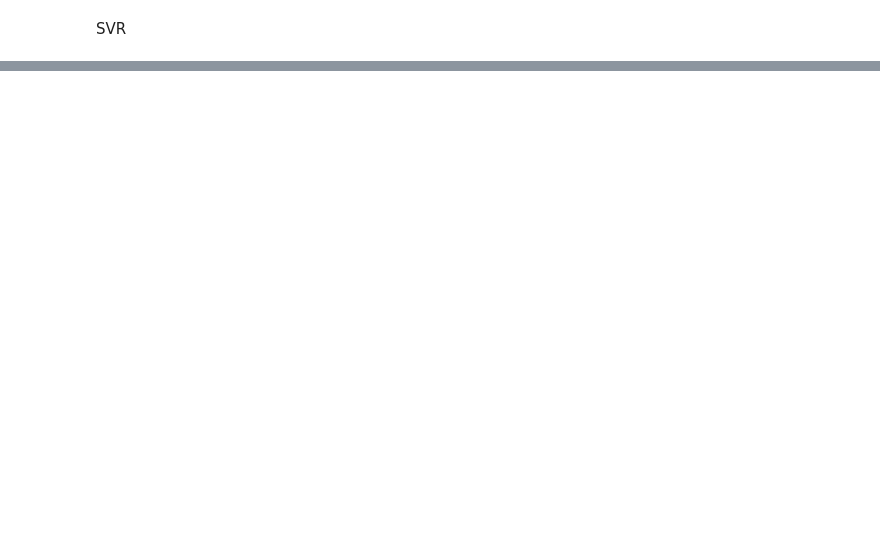
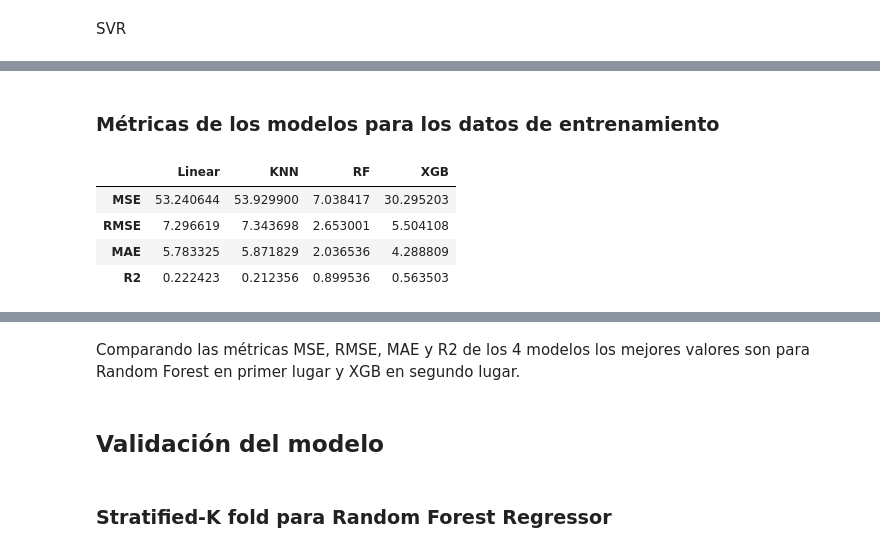
Before and after one commit to emilsebover/Proyecto_Coder, a Jupyter notebook: Proyecto_Final_BOVER.ipynb, the cells around one changed output, grey strips where cells are left out. Cells and saved outputs as stored; diff of their text form; code cells hidden in the pictures; blank space fills up the shorter version.

```diff
--- a/Proyecto_Final_BOVER.ipynb
+++ b/Proyecto_Final_BOVER.ipynb
@@ -682,0 +727,12 @@ SVR
+# %%
+#Se convirtió la salida de los modelos en un dataframe:
+
+dfr2=pd.DataFrame()
+dfr2['Linear']=None
+dfr2['KNN']=None
+dfr2['RF']=None
+dfr2['XGB']=None
+dfr2.loc['MSE'] = [lr_train_mse, knr_train_mse, rfr_train_mse,xgb_train_mse]
+dfr2.loc['RMSE'] = [lr_train_rmse, knr_train_rmse, rfr_train_rmse,xgb_train_rmse]
+dfr2.loc['MAE'] = [lr_train_mae, knr_train_mae, rfr_train_mae,xgb_train_mae]
+dfr2.loc['R2'] = [lr_train_r2, knr_train_r2, rfr_train_r2,xgb_train_r2]
@@ -682,0 +741,10 @@ SVR
+# %% [markdown]
+### Métricas de los modelos para los datos de entrenamiento
+# %%
+dfr2
+# %% [output]
+|  | Linear | KNN | RF | XGB |
+| MSE | 53.240644 | 53.929900 | 7.038417 | 30.295203 |
+| RMSE | 7.296619 | 7.343698 | 2.653001 | 5.504108 |
+| MAE | 5.783325 | 5.871829 | 2.036536 | 4.288809 |
+| R2 | 0.222423 | 0.212356 | 0.899536 | 0.563503 |
@@ -682,0 +752,6 @@ SVR
+# %% [markdown]
+Comparando las métricas MSE, RMSE, MAE y R2 de los 4 modelos los mejores valores son para Random Forest en primer lugar y XGB en segundo lugar.
+# %% [markdown]
+## Validación del modelo
+# %% [markdown]
+### Stratified-K fold para Random Forest Regressor
```
Also changed, not shown: parts of 78 cells of this notebook.
